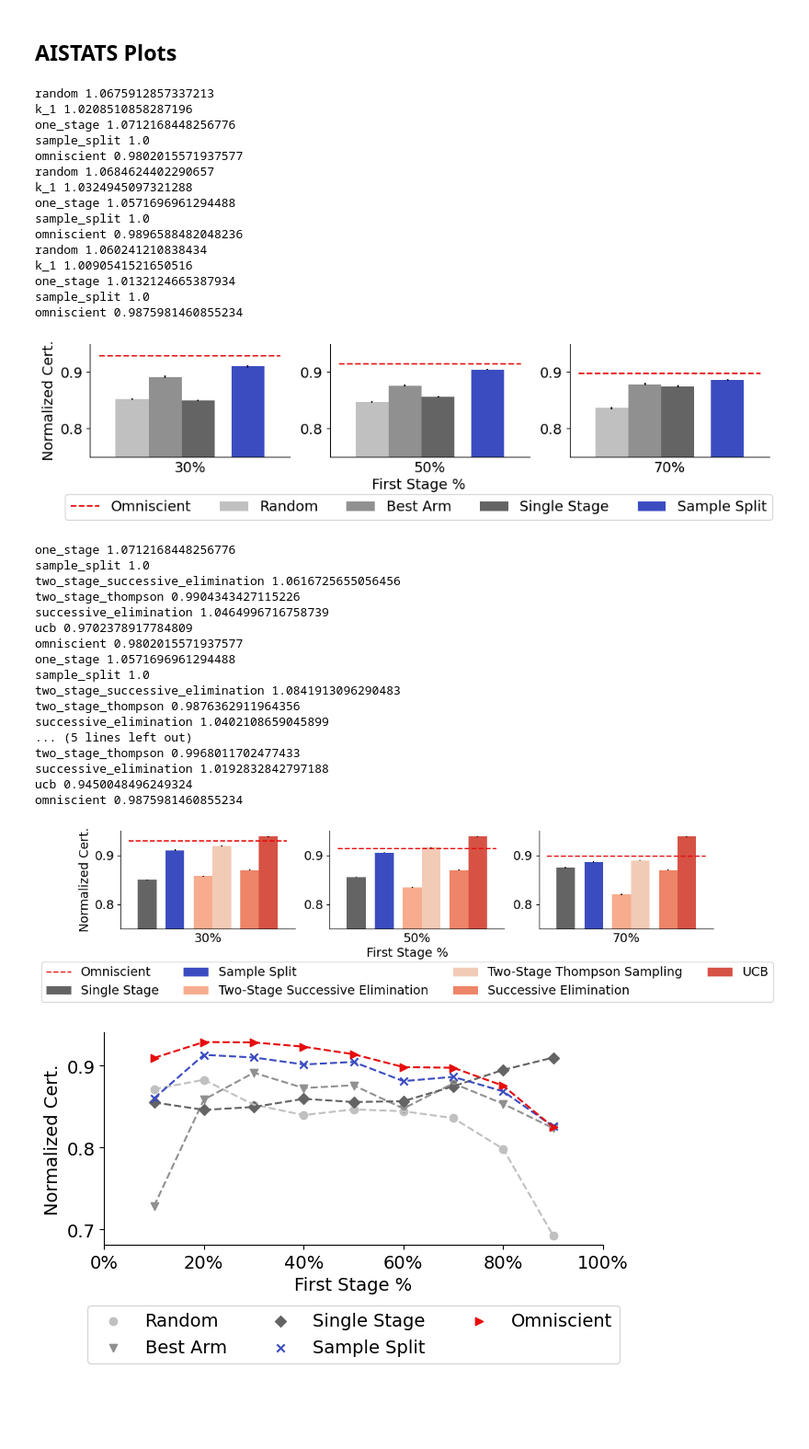
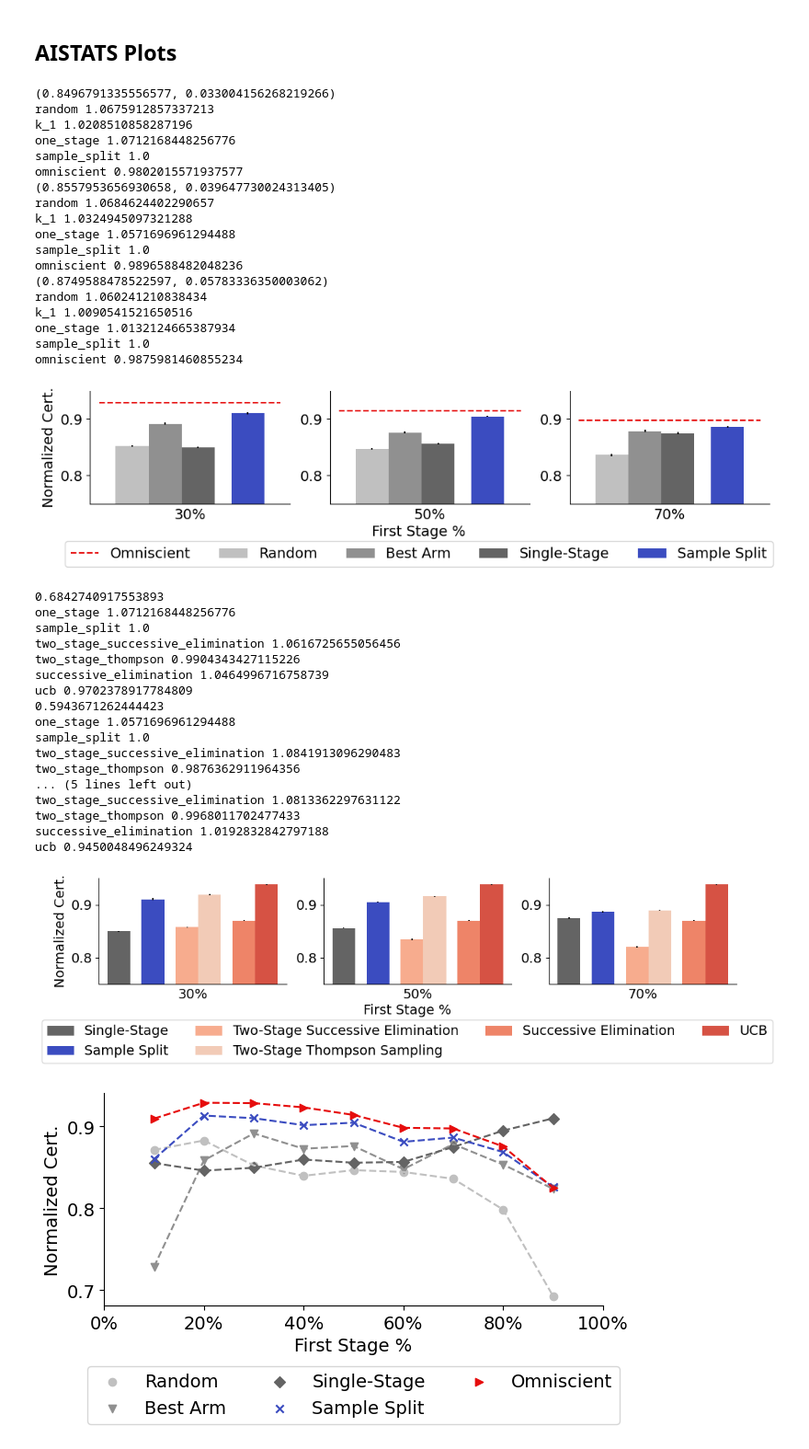
Before and after one commit to secg5/risk_certificate, a Jupyter notebook: scripts/notebooks/Plotting.ipynb, the cells around one changed output. Shown: that part at 92% size. Saved outputs shown, nothing was run; the diff lists cells and outputs as text; code cells hidden in the pictures; blank space fills up the shorter version.

Commit message:
Updated plots

```diff
--- a/scripts/notebooks/Plotting.ipynb
+++ b/scripts/notebooks/Plotting.ipynb
@@ -60,12 +60,10 @@ for i,m in enumerate(non_adaptive_methods+our_methods+['omniscient']+adaptive_me
     shapes_by_method[m] = all_shapes[i%len(all_shapes)]
 # %% [markdown]
 ## AISTATS Plots
-# %%
-results = get_results_matching_parameters(dataset,"",baseline_params)
 # %%
 fig, axs = plt.subplots(1,3, figsize=(12, 2))
 method_names = ['random','k_1','one_stage','sample_split','omniscient']#,'sample_split_total', 'successive_elimination','ucb','omniscient']
-nice_names = ["Random","Best Arm","Single Stage","Sample Split","Omniscient"]#,"Sample Split All Data", "Successive Elimination","UCB","Omniscient"]
+nice_names = ["Random","Best Arm","Single-Stage","Sample Split","Omniscient"]#,"Sample Split All Data", "Successive Elimination","UCB","Omniscient"]
 width = 0.1
 
 baseline_params = {'sample_size': 500, 'number_arms': 10}
@@ -88,6 +86,7 @@ for i in range(len(first_stage_sizes)):
     if len(results)>0:
         num_data = len(results)*len(results[0]['random']['certificate'])
     results = aggregate_normalize_data(results,normalized='max')
+    print(results['one_stage'])
     for k,m in enumerate(method_names):
         print(m,results['sample_split'][0]/results[m][0])
 
@@ -123,16 +122,19 @@ fig.legend(handles, labels, loc='upper center',ncol=5,bbox_to_anchor=(0.5,-0.1),
 fig.supxlabel("First Stage %",fontsize=14,x=0.5,y=-0.13)
 fig.savefig("../../results/figures/non_adaptive.pdf",dpi=300, bbox_inches='tight')
 # %% [output]
+(0.8496791335556577, 0.033004156268219266)
 random 1.0675912857337213
 k_1 1.0208510858287196
 one_stage 1.0712168448256776
 sample_split 1.0
 omniscient 0.9802015571937577
+(0.8557953656930658, 0.039647730024313405)
 random 1.0684624402290657
 k_1 1.0324945097321288
 one_stage 1.0571696961294488
 sample_split 1.0
 omniscient 0.9896588482048236
+(0.8749588478522597, 0.05783336350003062)
 random 1.060241210838434
 k_1 1.0090541521650516
 one_stage 1.0132124665387934
@@ -141,8 +143,8 @@ omniscient 0.9875981460855234
 [figure]
 # %%
 fig, axs = plt.subplots(1,3, figsize=(12, 2))
-method_names = ['one_stage','sample_split', 'two_stage_successive_elimination','two_stage_thompson','successive_elimination','ucb','omniscient']
-nice_names = ["Single Stage","Sample Split","Two-Stage Successive Elimination","Two-Stage Thompson Sampling","Successive Elimination","UCB","Omniscient"]
+method_names = ['one_stage','sample_split', 'two_stage_successive_elimination','two_stage_thompson','successive_elimination','ucb']
+nice_names = ["Single-Stage","Sample Split","Two-Stage Successive Elimination","Two-Stage Thompson Sampling","Successive Elimination","UCB"]
 width = 0.1
 
 baseline_params = {'sample_size': 500, 'number_arms': 10}
@@ -165,6 +167,7 @@ for i in range(len(first_stage_sizes)):
     if len(results)>0:
         num_data = len(results)*len(results[0]['random']['certificate'])
     results = aggregate_normalize_data(results,normalized='max')
+    print(1-(results['ucb'][0]-results['sample_split'][0])/(results['ucb'][0]-results['one_stage'][0]))
     for k,m in enumerate(method_names):
         print(m,results['sample_split'][0]/results[m][0])
         score_by_n = []
@@ -186,37 +189,37 @@ for i in range(len(first_stage_sizes)):
 
         axs[i].set_xticks([])
         axs[i].tick_params(axis='both', which='major', labelsize=14)
         axs[i].set_ylim([0.75,0.95])
         axs[i].set_xlabel(first_stage_percent[i],fontsize=14)
         axs[i].set_yticks([0.8,0.9])
 
 axs[0].set_ylabel("Normalized Cert.",fontsize=14)
 
 handles, labels = axs[0].get_legend_handles_labels()
 
 fig.legend(handles, labels, loc='upper center',ncol=4,bbox_to_anchor=(0.5,-0.1),fontsize=14)
 
 fig.supxlabel("First Stage %",fontsize=14,x=0.5,y=-0.13)
 fig.savefig("../../results/figures/adaptive.pdf",dpi=300, bbox_inches='tight')
 # %% [output]
+0.6842740917553893
 one_stage 1.0712168448256776
 sample_split 1.0
 two_stage_successive_elimination 1.0616725655056456
 two_stage_thompson 0.9904343427115226
 successive_elimination 1.0464996716758739
 ucb 0.9702378917784809
-omniscient 0.9802015571937577
+0.5943671262444423
 one_stage 1.0571696961294488
 sample_split 1.0
 two_stage_successive_elimination 1.0841913096290483
 two_stage_thompson 0.9876362911964356
-successive_elimination 1.0402108659045899
 ... (5 lines left out)
+two_stage_successive_elimination 1.0813362297631122
 two_stage_thompson 0.9968011702477433
 successive_elimination 1.0192832842797188
 ucb 0.9450048496249324
-omniscient 0.9875981460855234
-[figure, old version]
+[figure, new version]
 # %%
 plt.figure(figsize=(5,3))
 dataset = "baseline"
```
Also changed, not shown: parts of 6 cells of this notebook.
